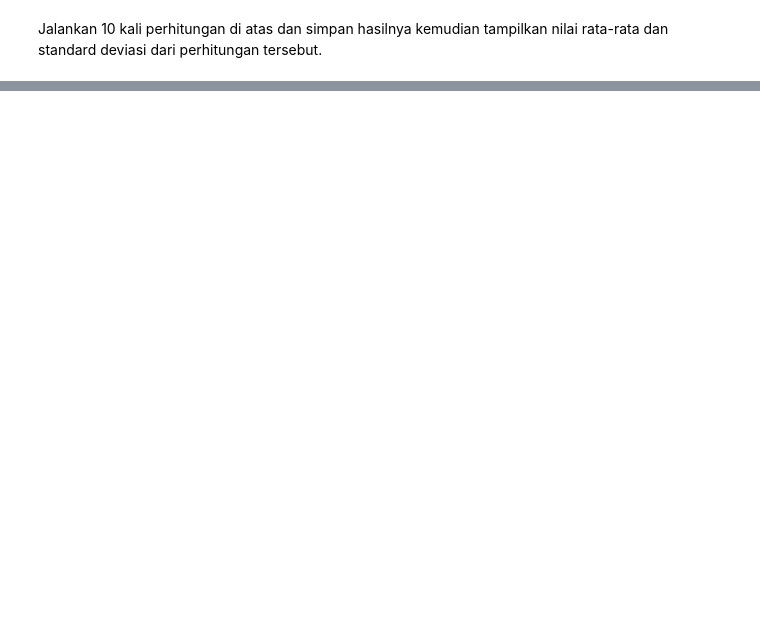
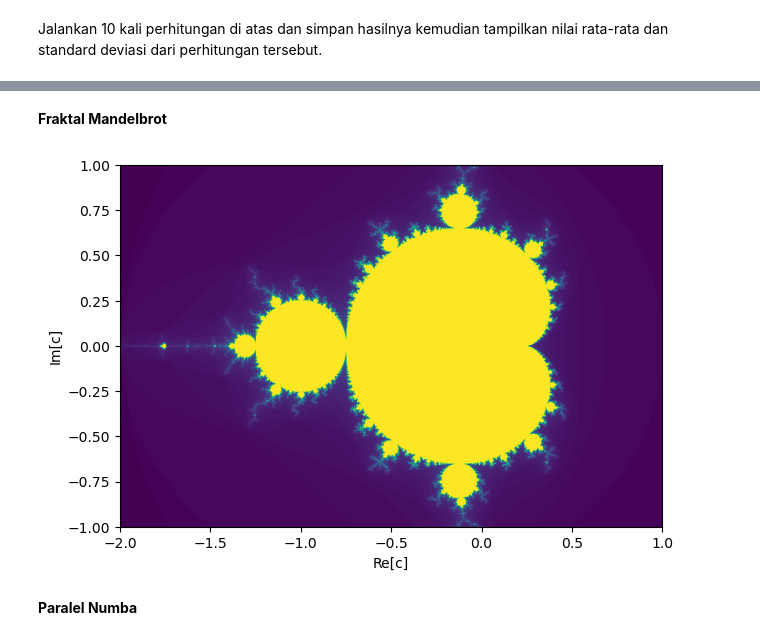
Before and after one commit to liebenlito/hpc-python, a Jupyter notebook: notebooks/intro-numba.ipynb, the cells around one changed output, grey strips where cells are left out. Saved outputs shown, nothing was run; the diff lists cells and outputs as text; code cells hidden in the pictures; blank space fills up the shorter version.

Commit message:
add mandelbrot set

```diff
--- a/notebooks/intro-numba.ipynb
+++ b/notebooks/intro-numba.ipynb
@@ -264,0 +479,16 @@ Speedup (NumPy, Numba): mean = 6.401130585121463, std.dev = 1.3950777452279868
+# %% [markdown]
+**Fraktal Mandelbrot**
+# %%
+fig = plt.figure(figsize=(7, 8))
+ax = fig.add_subplot(111)
+
+ax.set_aspect('equal')
+ax.set_ylabel('Im[c]')
+ax.set_xlabel('Re[c]')
+ax.imshow(m, extent=[-2.0, 1.0, -1.0, 1.0])
+
+plt.show()
+# %% [output]
+[figure, added]
+# %% [markdown]
+**Paralel Numba**
```
Also changed, not shown: parts of 52 cells of this notebook.
